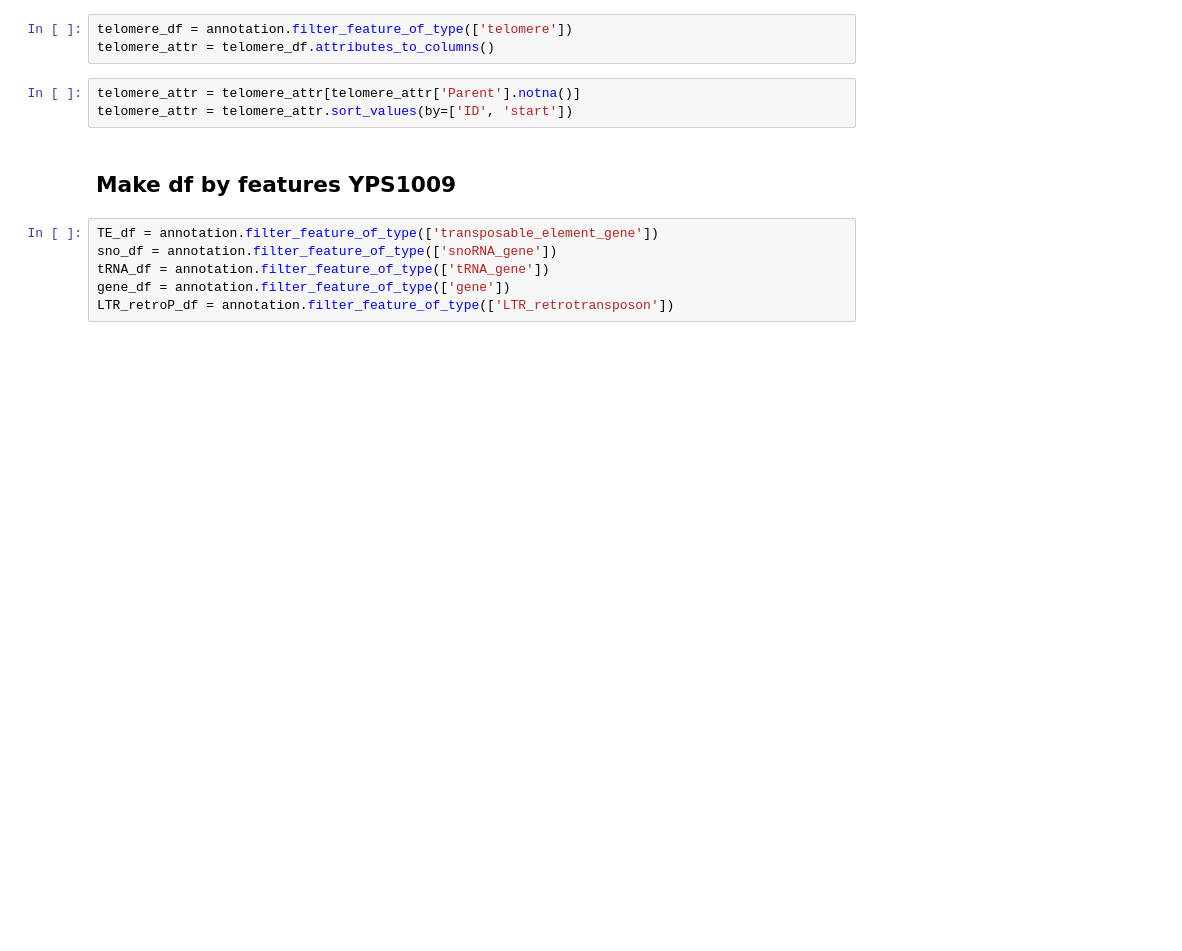
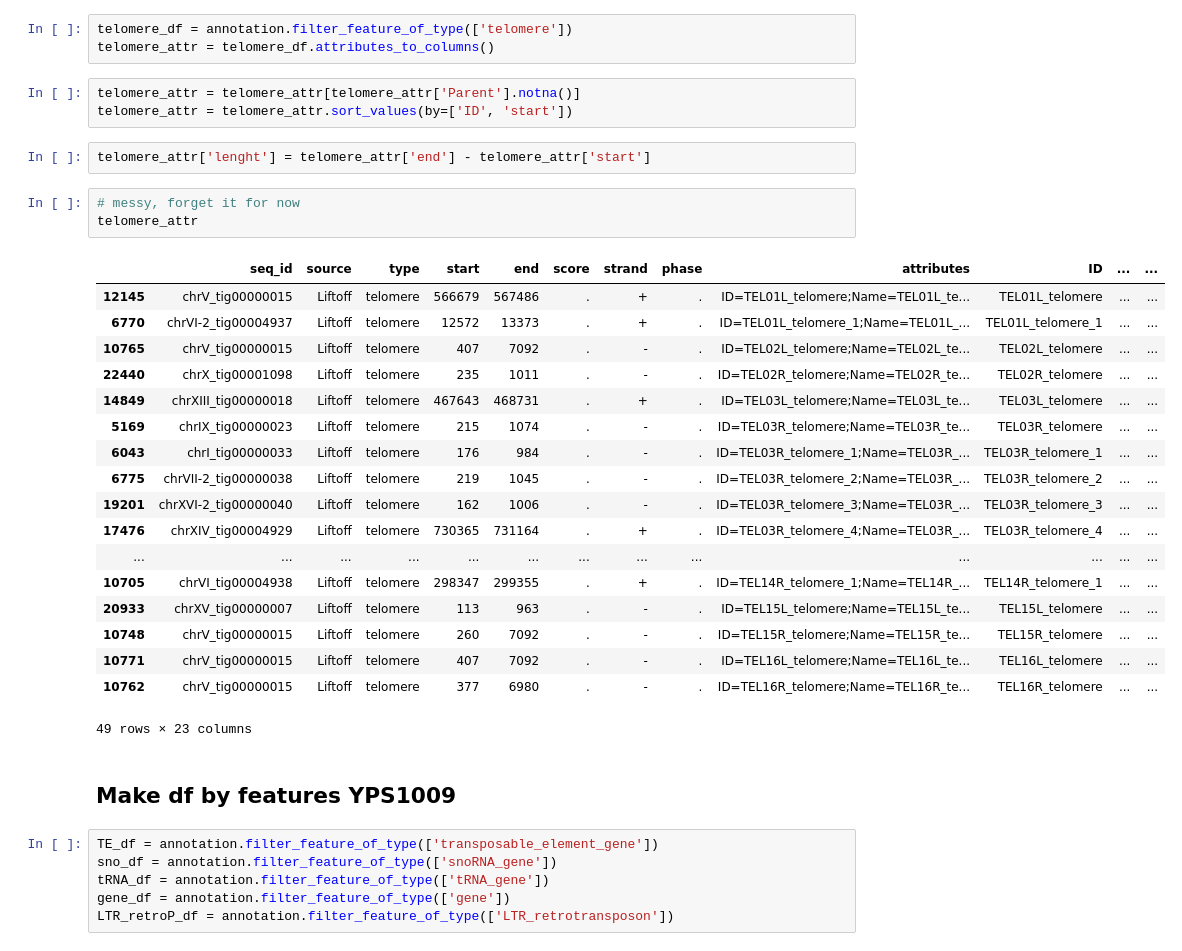
Before and after one commit to JulieRojas/yps1009_nanopore_genomeSeq, a Jupyter notebook: LIFTOFF/YPS1009_S288C_V5/liftoff_gff_v5.ipynb, the cells around one changed output. Cells and saved outputs as stored; diff of their text form; blank space fills up the shorter version.

```diff
--- a/LIFTOFF/YPS1009_S288C_V5/liftoff_gff_v5.ipynb
+++ b/LIFTOFF/YPS1009_S288C_V5/liftoff_gff_v5.ipynb
@@ -136,6 +297,30 @@ telomere_attr = telomere_df.attributes_to_columns()
 # %%
 telomere_attr = telomere_attr[telomere_attr['Parent'].notna()]
 telomere_attr = telomere_attr.sort_values(by=['ID', 'start'])
+# %%
+telomere_attr['lenght'] = telomere_attr['end'] - telomere_attr['start']
+# %%
+# messy, forget it for now
+telomere_attr
+# %% [output]
+|  | seq_id | source | type | start | end | score | strand | phase | attributes | ID | ... | ... |
+| 12145 | chrV_tig00000015 | Liftoff | telomere | 566679 | 567486 | . | + | . | ID=TEL01L_telomere;Name=TEL01L_te... | TEL01L_telomere | ... | ... |
+| 6770 | chrVI-2_tig00004937 | Liftoff | telomere | 12572 | 13373 | . | + | . | ID=TEL01L_telomere_1;Name=TEL01L_... | TEL01L_telomere_1 | ... | ... |
+| 10765 | chrV_tig00000015 | Liftoff | telomere | 407 | 7092 | . | - | . | ID=TEL02L_telomere;Name=TEL02L_te... | TEL02L_telomere | ... | ... |
+| 22440 | chrX_tig00001098 | Liftoff | telomere | 235 | 1011 | . | - | . | ID=TEL02R_telomere;Name=TEL02R_te... | TEL02R_telomere | ... | ... |
+| 14849 | chrXIII_tig00000018 | Liftoff | telomere | 467643 | 468731 | . | + | . | ID=TEL03L_telomere;Name=TEL03L_te... | TEL03L_telomere | ... | ... |
+| 5169 | chrIX_tig00000023 | Liftoff | telomere | 215 | 1074 | . | - | . | ID=TEL03R_telomere;Name=TEL03R_te... | TEL03R_telomere | ... | ... |
+| 6043 | chrI_tig00000033 | Liftoff | telomere | 176 | 984 | . | - | . | ID=TEL03R_telomere_1;Name=TEL03R_... | TEL03R_telomere_1 | ... | ... |
+| 6775 | chrVII-2_tig00000038 | Liftoff | telomere | 219 | 1045 | . | - | . | ID=TEL03R_telomere_2;Name=TEL03R_... | TEL03R_telomere_2 | ... | ... |
+| 19201 | chrXVI-2_tig00000040 | Liftoff | telomere | 162 | 1006 | . | - | . | ID=TEL03R_telomere_3;Name=TEL03R_... | TEL03R_telomere_3 | ... | ... |
+| 17476 | chrXIV_tig00004929 | Liftoff | telomere | 730365 | 731164 | . | + | . | ID=TEL03R_telomere_4;Name=TEL03R_... | TEL03R_telomere_4 | ... | ... |
+| ... | ... | ... | ... | ... | ... | ... | ... | ... | ... | ... | ... | ... |
+| 10705 | chrVI_tig00004938 | Liftoff | telomere | 298347 | 299355 | . | + | . | ID=TEL14R_telomere_1;Name=TEL14R_... | TEL14R_telomere_1 | ... | ... |
+| 20933 | chrXV_tig00000007 | Liftoff | telomere | 113 | 963 | . | - | . | ID=TEL15L_telomere;Name=TEL15L_te... | TEL15L_telomere | ... | ... |
+| 10748 | chrV_tig00000015 | Liftoff | telomere | 260 | 7092 | . | - | . | ID=TEL15R_telomere;Name=TEL15R_te... | TEL15R_telomere | ... | ... |
+| 10771 | chrV_tig00000015 | Liftoff | telomere | 407 | 7092 | . | - | . | ID=TEL16L_telomere;Name=TEL16L_te... | TEL16L_telomere | ... | ... |
+| 10762 | chrV_tig00000015 | Liftoff | telomere | 377 | 6980 | . | - | . | ID=TEL16R_telomere;Name=TEL16R_te... | TEL16R_telomere | ... | ... |
+49 rows × 23 columns
 # %% [markdown]
 ## Make df by features YPS1009
 # %%
```
Also changed, not shown: parts of 65 cells of this notebook, 54 other files.
